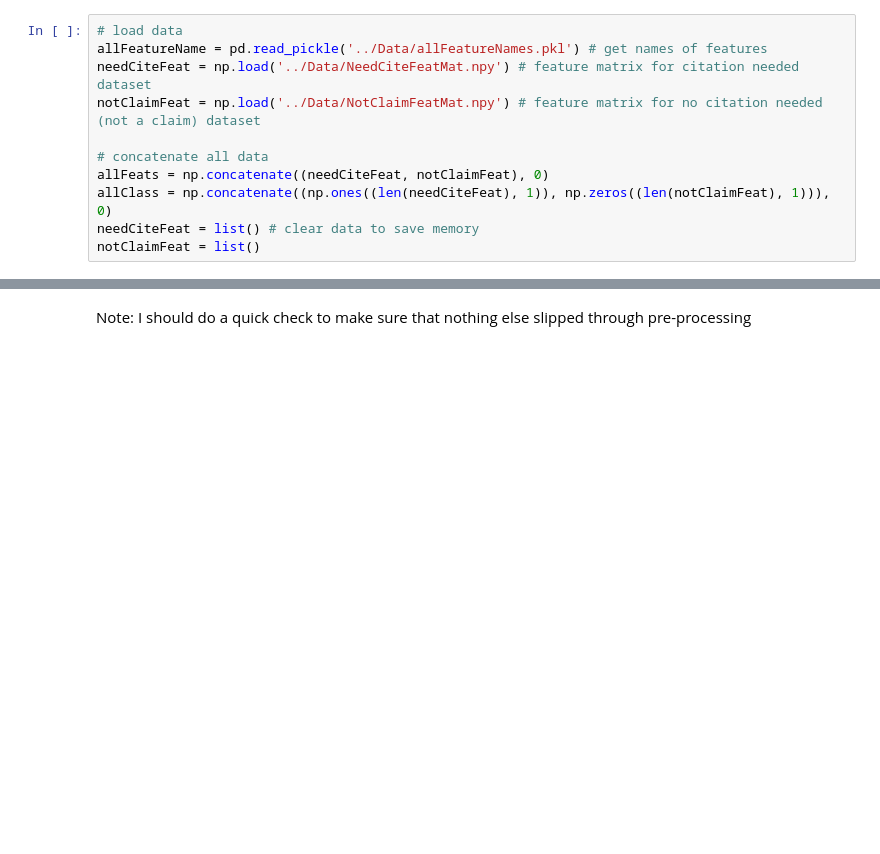
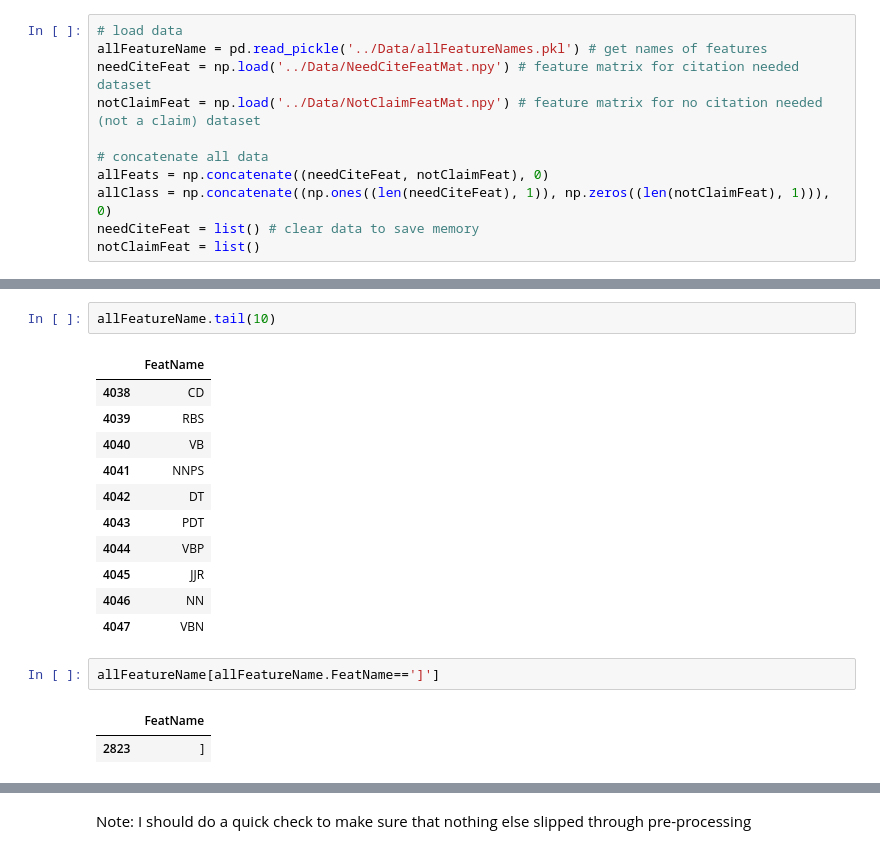
Before and after one commit to MiningMyBusiness/ClaimDetector, a Jupyter notebook: Code/cross_Validate_model.ipynb, the cells around one changed output, grey strips where cells are left out. Saved outputs shown, nothing was run; the diff lists cells and outputs as text; blank space fills up the shorter version.

```diff
--- a/Code/cross_Validate_model.ipynb
+++ b/Code/cross_Validate_model.ipynb
@@ -60,0 +119,19 @@ notClaimFeat = list()
+# %%
+allFeatureName.tail(10)
+# %% [output]
+|  | FeatName |
+| 4038 | CD |
+| 4039 | RBS |
+| 4040 | VB |
+| 4041 | NNPS |
+| 4042 | DT |
+| 4043 | PDT |
+| 4044 | VBP |
+| 4045 | JJR |
+| 4046 | NN |
+| 4047 | VBN |
+# %%
+allFeatureName[allFeatureName.FeatName==']']
+# %% [output]
+|  | FeatName |
+| 2823 | ] |
```
Also changed, not shown: parts of 50 cells of this notebook.
